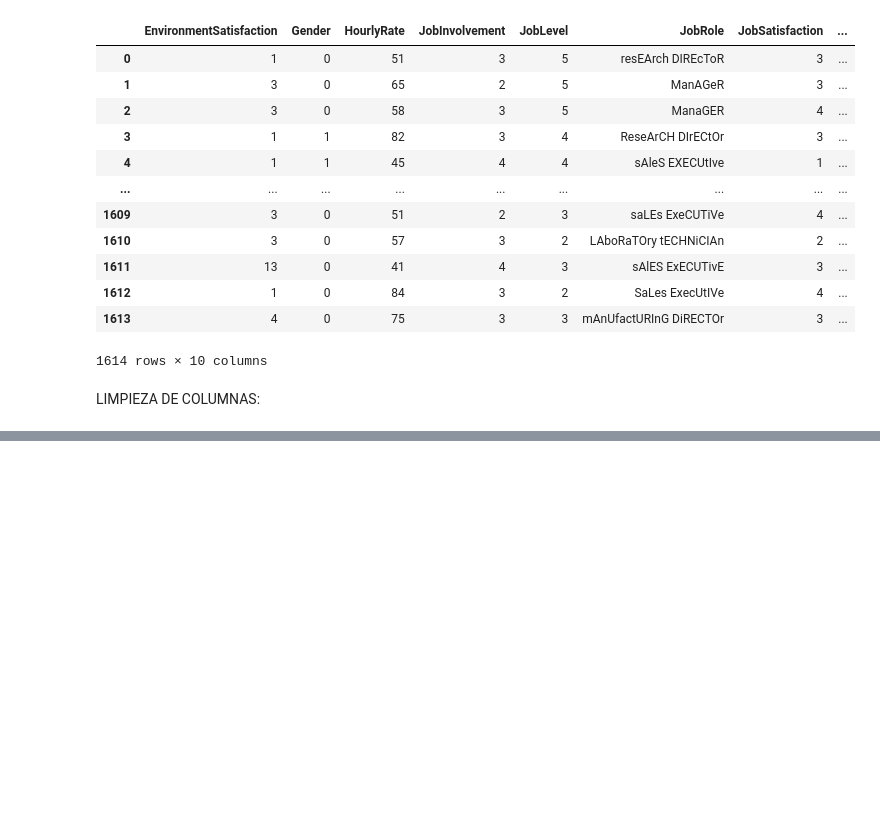
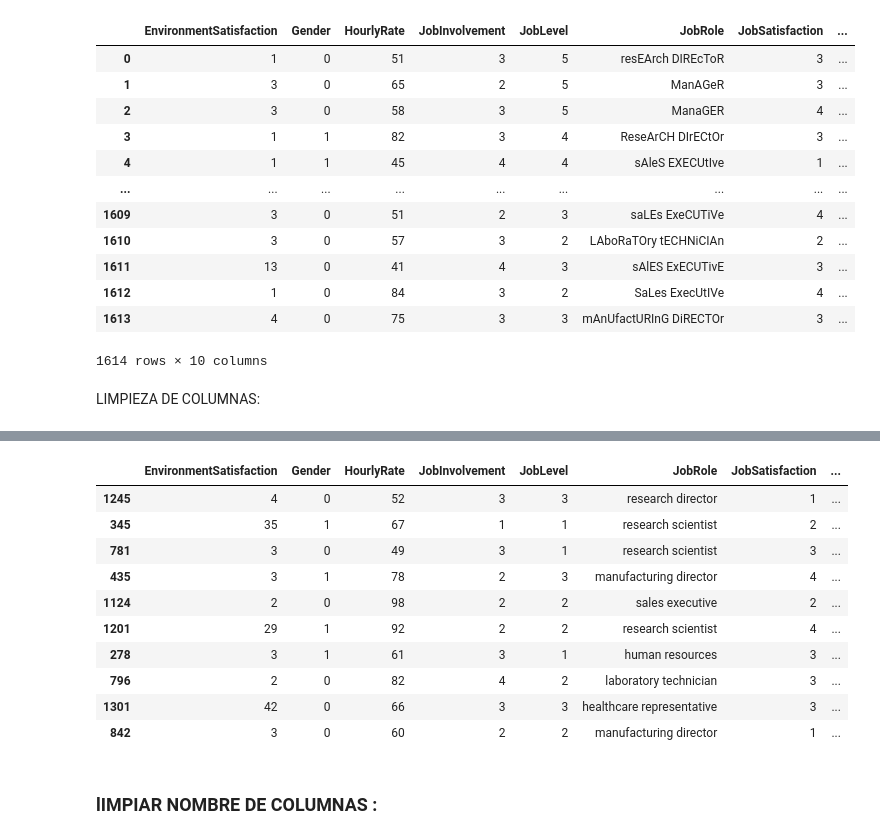
Before and after one commit to s-armeni/proyecto-da-promo-H-modulo-3-team-3-DataMinds, a Jupyter notebook: Codigo_principal.ipynb, the cells around one changed output, grey strips where cells are left out. Saved outputs shown, nothing was run; the diff lists cells and outputs as text; code cells hidden in the pictures; blank space fills up the shorter version.

```diff
--- a/Codigo_principal.ipynb
+++ b/Codigo_principal.ipynb
@@ -81,0 +404,3 @@ LIMPIEZA DE COLUMNAS:
+# %%
+#usamos el metodo replace:
+df_columnas_parte_2_copy3['MaritalStatus']=df_columnas_parte_2_copy3['MaritalStatus'].replace('marreid','married')
@@ -81,0 +446,6 @@ LIMPIEZA DE COLUMNAS:
+# %%
+#al tratarse de valores tipo object, aplicamos el metodo para modificar strings:
+df_columnas_parte_2_copy3['MonthlyIncome']=df_columnas_parte_2_copy3['MonthlyIncome'].str.replace(",", ".")
+# %%
+#Cambiamos el tipo de valor
+df_columnas_parte_2_copy3['MonthlyIncome']=df_columnas_parte_2_copy3['MonthlyIncome'].astype('float64')
@@ -81,0 +468,3 @@ LIMPIEZA DE COLUMNAS:
+# %%
+#cambaimos el tipo de valor
+df_columnas_parte_2_copy3['MonthlyRate']=df_columnas_parte_2_copy3['MonthlyRate'].astype('float64')
@@ -82,3 +487,19 @@ LIMPIEZA DE COLUMNAS:
+# %%
+df_columnas_parte_2_copy3.sample(10)
+# %% [output]
+|  | EnvironmentSatisfaction | Gender | HourlyRate | JobInvolvement | JobLevel | JobRole | JobSatisfaction | ... |
+| 1245 | 4 | 0 | 52 | 3 | 3 | research director | 1 | ... |
+| 345 | 35 | 1 | 67 | 1 | 1 | research scientist | 2 | ... |
+| 781 | 3 | 0 | 49 | 3 | 1 | research scientist | 3 | ... |
+| 435 | 3 | 1 | 78 | 2 | 3 | manufacturing director | 4 | ... |
+| 1124 | 2 | 0 | 98 | 2 | 2 | sales executive | 2 | ... |
+| 1201 | 29 | 1 | 92 | 2 | 2 | research scientist | 4 | ... |
+| 278 | 3 | 1 | 61 | 3 | 1 | human resources | 3 | ... |
+| 796 | 2 | 0 | 82 | 4 | 2 | laboratory technician | 3 | ... |
+| 1301 | 42 | 0 | 66 | 3 | 3 | healthcare representative | 3 | ... |
+| 842 | 3 | 0 | 60 | 2 | 2 | manufacturing director | 1 | ... |
+# %% [markdown]
+### lIMPIAR NOMBRE DE COLUMNAS :
 # %%
 colum_limpias=[]
 for columna in df_columnas_parte_2:
```
Also changed, not shown: parts of 50 cells of this notebook.
